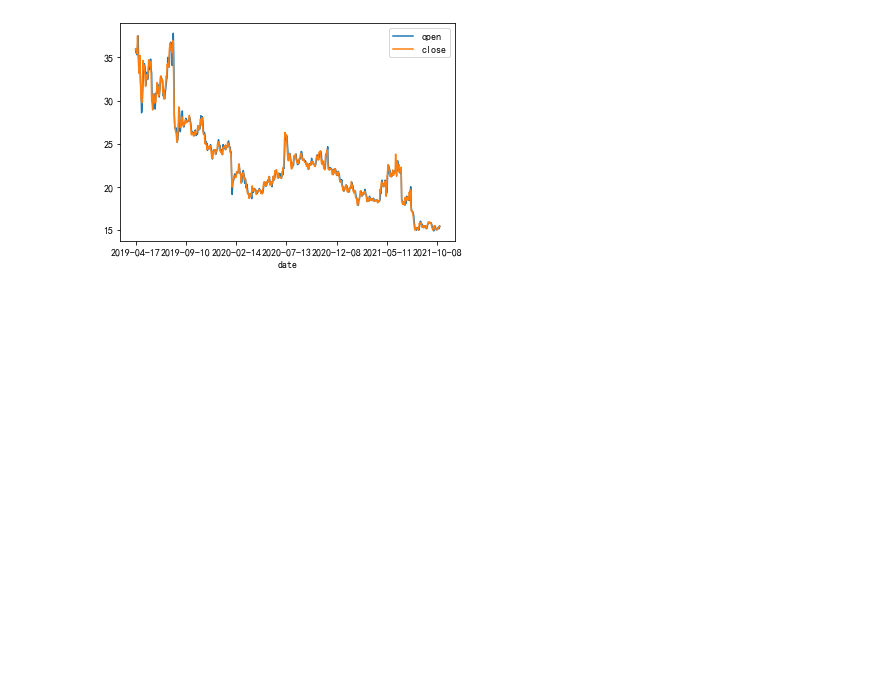
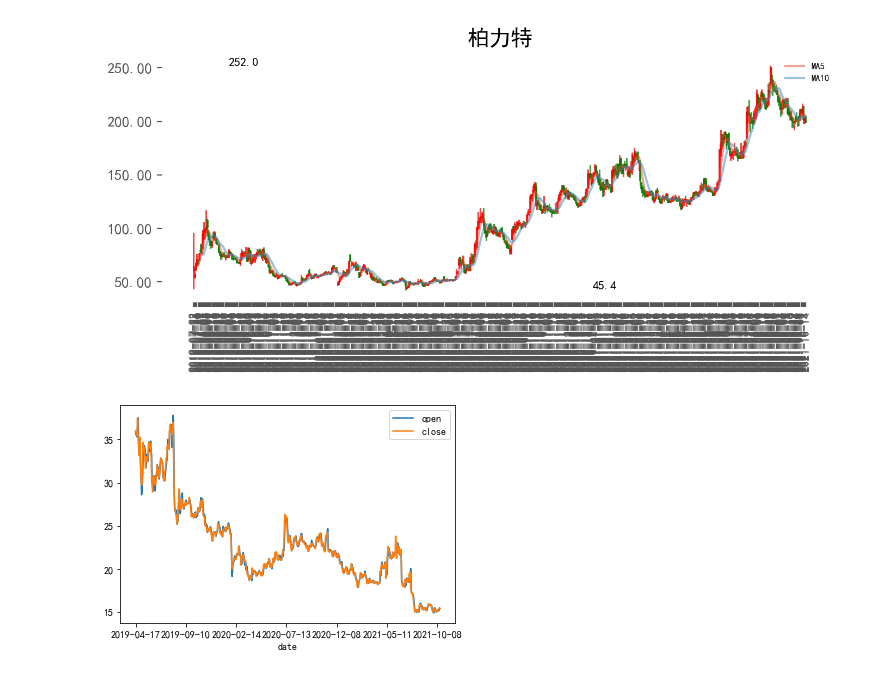
Before and after one commit to besttea/BestteaPythonWork, a Jupyter notebook: stocktest/stocktest.ipynb, the cells around one changed output. Cells and saved outputs as stored; diff of their text form; code cells hidden in the pictures; blank space fills up the shorter version.

Commit message:
20211023ModifyStocktest

```diff
--- a/stocktest/stocktest.ipynb
+++ b/stocktest/stocktest.ipynb
@@ -98,0 +85,4 @@ print(i.iloc[::-1])
+# %%
+# data=pd.read_csv("./stock600848.csv",parse_dates=["trade_date"],index_col="trade_date")[["open","high","low","close"]]
+data=pd.read_csv("./stock688333.csv",parse_dates=["trade_date"])[["trade_date","open","high","low","close","vol"]]
+data
@@ -98,0 +177,16 @@ print(i.iloc[::-1])
+# %%
+# 获取股价数据
+import pandas as pd
+import numpy as np
+
+df3 = data.reset_index().iloc[:,:]  #取过去30天数据
+df3 = df3.dropna(how='any').reset_index(drop=True) #去除空值且从零开始编号索引
+print(df3)
+df3 = df3.sort_values(by='trade_date', ascending=True)
+print(df3.info())
+
+# 均线数据
+df3['5'] = df3.close.rolling(5).mean()
+df3['10'] = df3.close.rolling(10).mean()
+
+df3
@@ -99,3 +224,42 @@ print(i.iloc[::-1])
+# %%
+import matplotlib
+matplotlib.style.use('ggplot') #用于调整图标样式，可选
+import matplotlib.pyplot as plt
+from mplfinance.original_flavor import candlestick2_ohlc
+from matplotlib.ticker import FormatStrFormatter
+
+fig, ax = plt.subplots(1, 1, figsize=(8,3), dpi=200)
+
+candlestick2_ohlc(ax,
+                  opens = df3[ 'open'].values,
+                highs = df3['high'].values,
+                lows = df3[ 'low'].values,
+                closes = df3['close'].values,
+                  width=0.5, colorup="r",colordown="g")
+
+# 显示最高点和最低点
+ax.text( df3.high.idxmax(), df3.high.max(),   s =df3.high.max(), fontsize=8)
+ax.text( df3.high.idxmin(), df3.high.min()-2, s = df3.high.min(), fontsize=8)
+
+ax.set_facecolor("white")
+ax.set_title("柏力特")
+
+# 画均线
+plt.plot(df3['5'].values, alpha = 0.5, label='MA5')
+plt.plot(df3['10'].values, alpha = 0.5, label='MA10')
+
+ax.legend(facecolor='white', edgecolor='white', fontsize=6)
+
+# 修改x轴坐标
+plt.xticks(ticks = np.arange(0,len(df3)), labels = df3.trade_date.dt.strftime('%Y-%m-%d').to_numpy())
+plt.xticks(rotation=90, size=8)
+
+# 修改y轴坐标
+ax.yaxis.set_major_formatter(FormatStrFormatter('%.2f'))
+
+plt.show()
+# %% [output]
+[figure, added]
 # %%
 # data1=pd.DataFrame(data,columns=["trade_date","close"])
 #data1=pd.DataFrame(data,columns=["close"])
```
Also changed, not shown: parts of 16 cells of this notebook, 2 other files.
